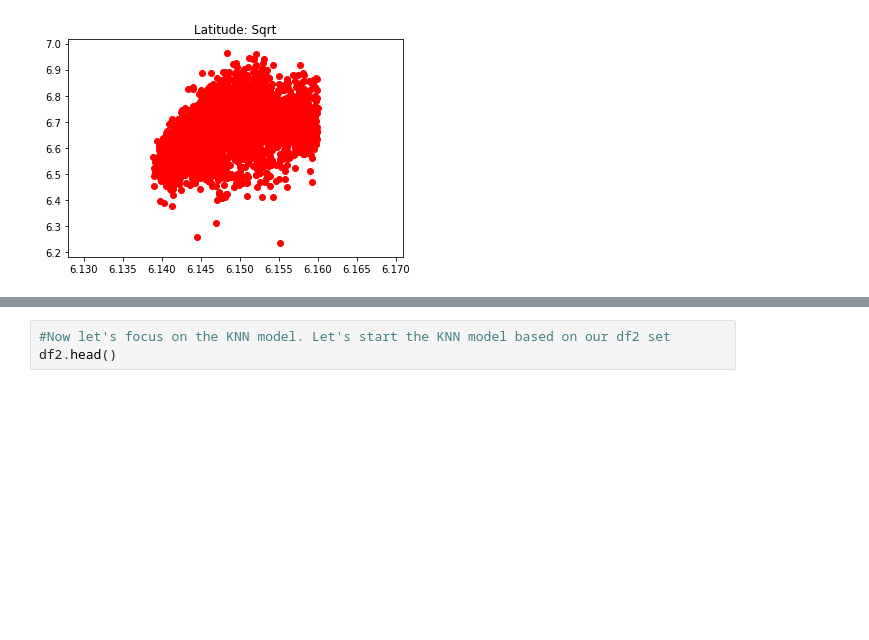
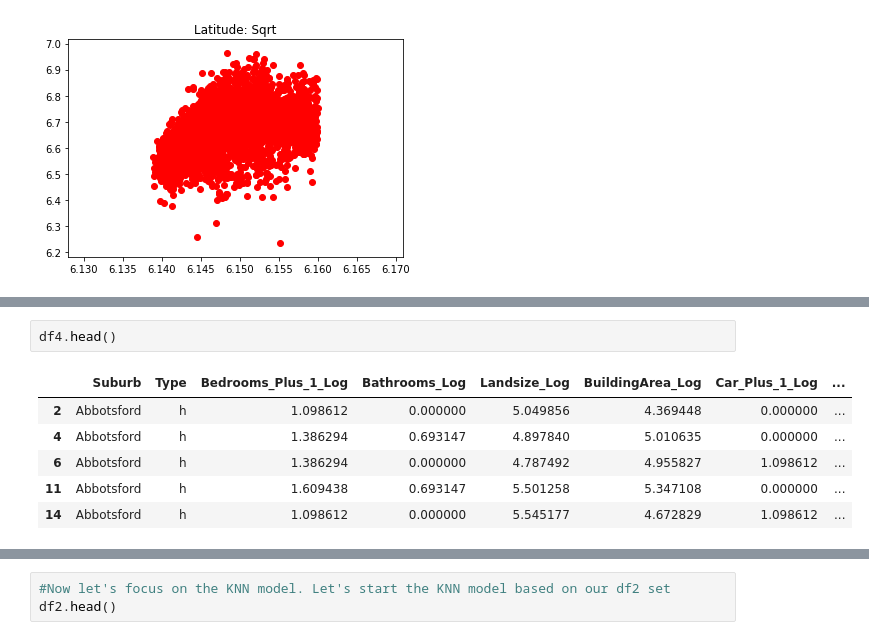
Before and after one commit to ryan-t-mitchell/thinkful_bootcamp, a Jupyter notebook: unit3_deeper_into_supervised_learning/3.1.4+Challenge+Linear+Regression+vs+KNN.ipynb, the cells around one changed output, grey strips where cells are left out. Drawn from its saved outputs; the diff is of its cells as text; blank space fills up the shorter version.

```diff
--- a/unit3_deeper_into_supervised_learning/3.1.4+Challenge+Linear+Regression+vs+KNN.ipynb
+++ b/unit3_deeper_into_supervised_learning/3.1.4+Challenge+Linear+Regression+vs+KNN.ipynb
@@ -492,0 +601,9 @@ Plot of Actual vs. Predicted Sales Prices (Transformed): Fold 5
+# %%
+df4.head()
+# %% [output]
+|  | Suburb | Type | Bedrooms_Plus_1_Log | Bathrooms_Log | Landsize_Log | BuildingArea_Log | Car_Plus_1_Log | ... |
+| 2 | Abbotsford | h | 1.098612 | 0.000000 | 5.049856 | 4.369448 | 0.000000 | ... |
+| 4 | Abbotsford | h | 1.386294 | 0.693147 | 4.897840 | 5.010635 | 0.000000 | ... |
+| 6 | Abbotsford | h | 1.386294 | 0.000000 | 4.787492 | 4.955827 | 1.098612 | ... |
+| 11 | Abbotsford | h | 1.609438 | 0.693147 | 5.501258 | 5.347108 | 0.000000 | ... |
+| 14 | Abbotsford | h | 1.098612 | 0.000000 | 5.545177 | 4.672829 | 1.098612 | ... |
```
Also changed, not shown: parts of 40 cells of this notebook, 2 other files.
